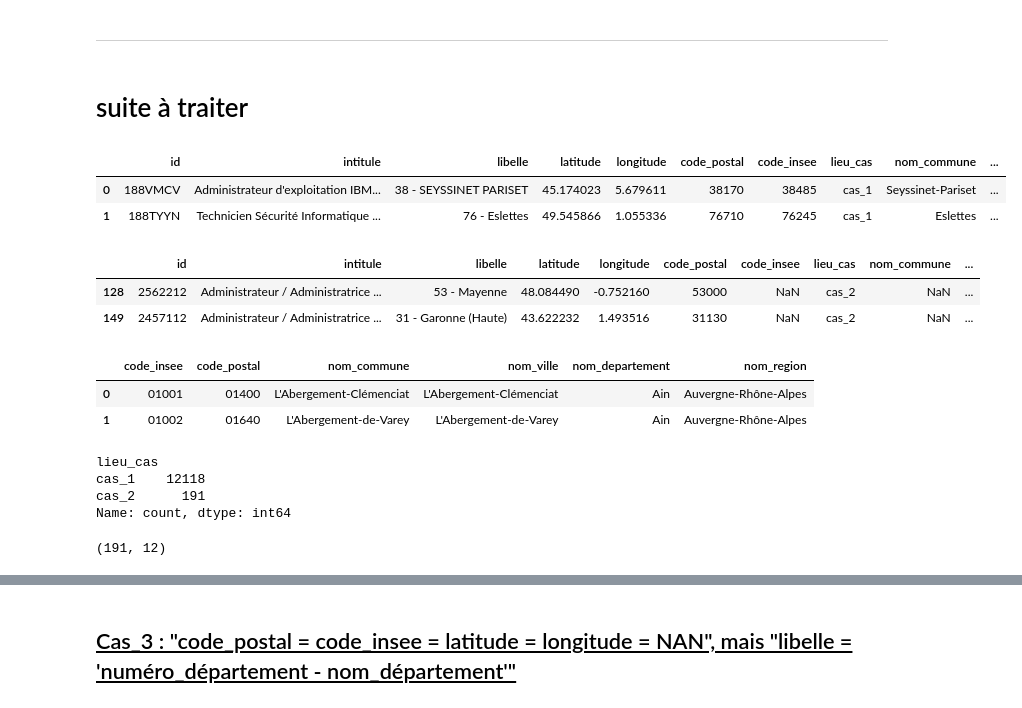
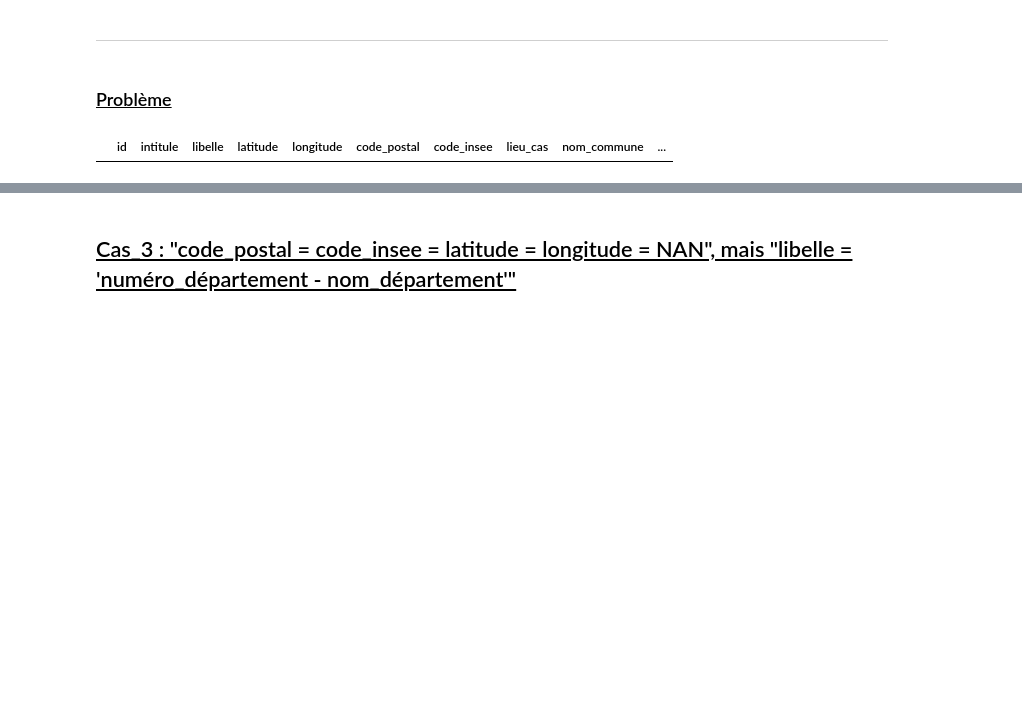
Before and after one commit to vimchun/Job-Market-in-France, a Jupyter notebook: notebooks/add_location_attributes.ipynb, the cells around one changed output, grey strips where cells are left out. Cells and saved outputs as stored; diff of their text form; code cells hidden in the pictures; blank space fills up the shorter version.

```diff
--- a/notebooks/add_location_attributes.ipynb
+++ b/notebooks/add_location_attributes.ipynb
@@ -570,38 +558,9 @@ df_lieu[df_lieu.lieu_cas == "cas_2"].shape
 (191, 14)
 # %% [markdown]
 -----------------------
-# %% [markdown]
-# suite à traiter
-# %%
-# On met à jour df_lieu avec les valeurs de latitude/longitude (car certaines offres ont vu ces valeurs s'inverser), et la valeur de lieu_cas
-df_lieu.update(cas_2)
+# %% [markdown]
+### <u> Problème </u>
 # %%
-df_lieu[df_lieu.lieu_cas == "cas_1"].head(2)
+df_lieu[df_lieu.lieu_cas == "cas_2"][df_lieu.nom_departement.isna()]
 # %% [output]
 |  | id | intitule | libelle | latitude | longitude | code_postal | code_insee | lieu_cas | nom_commune | ... |
-| 0 | 188VMCV | Administrateur d'exploitation IBM... | 38 - SEYSSINET PARISET | 45.174023 | 5.679611 | 38170 | 38485 | cas_1 | Seyssinet-Pariset | ... |
-| 1 | 188TYYN | Technicien Sécurité Informatique ... | 76 - Eslettes | 49.545866 | 1.055336 | 76710 | 76245 | cas_1 | Eslettes | ... |
-# %%
-df_lieu[df_lieu.lieu_cas == "cas_2"].head(2)
-# %% [output]
-|  | id | intitule | libelle | latitude | longitude | code_postal | code_insee | lieu_cas | nom_commune | ... |
-| 128 | 2562212 | Administrateur / Administratrice ... | 53 - Mayenne | 48.084490 | -0.752160 | 53000 | NaN | cas_2 | NaN | ... |
-| 149 | 2457112 | Administrateur / Administratrice ... | 31 - Garonne (Haute) | 43.622232 | 1.493516 | 31130 | NaN | cas_2 | NaN | ... |
-# %%
-df_insee.head(2)
-# %% [output]
-|  | code_insee | code_postal | nom_commune | nom_ville | nom_departement | nom_region |
-| 0 | 01001 | 01400 | L'Abergement-Clémenciat | L'Abergement-Clémenciat | Ain | Auvergne-Rhône-Alpes |
-| 1 | 01002 | 01640 | L'Abergement-de-Varey | L'Abergement-de-Varey | Ain | Auvergne-Rhône-Alpes |
-# %%
-# df_lieu[df_lieu.lieu_cas == "cas_02"]
-df_lieu.lieu_cas.value_counts()
-# %% [output]
-lieu_cas
-cas_1    12118
-cas_2      191
-Name: count, dtype: int64
-# %%
-df_lieu[df_lieu.lieu_cas == "cas_2"].shape
-# %% [output]
-(191, 12)
```
Also changed, not shown: parts of 34 cells of this notebook, 2 other files.
